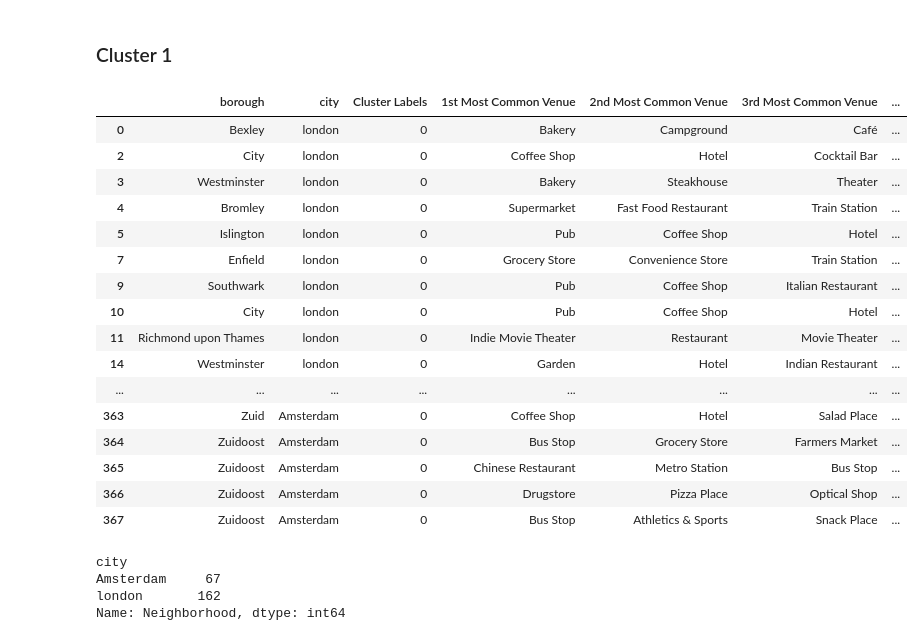
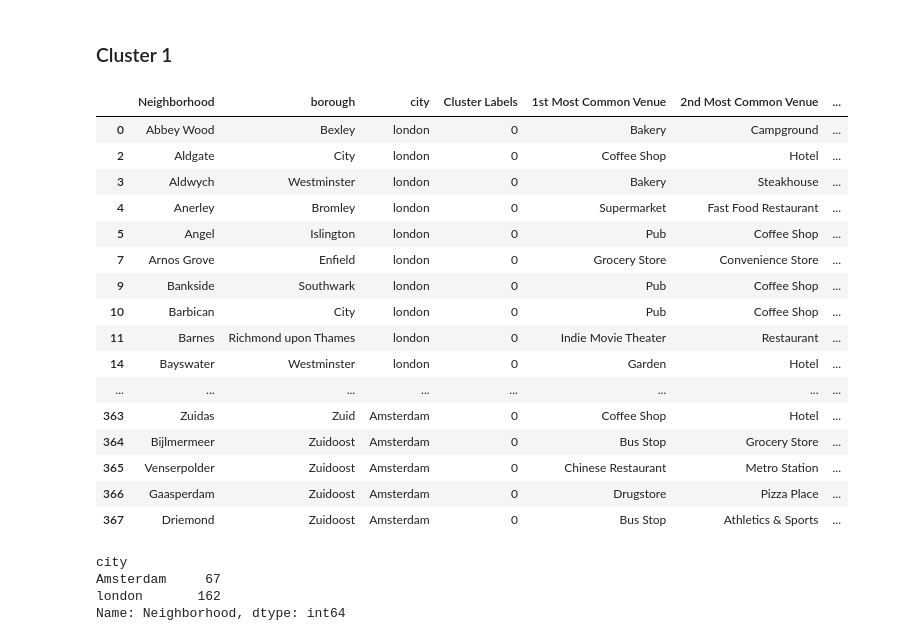
Before and after one commit to thelouwdown/Coursera_Capstone, a Jupyter notebook: IBM Capstone: Week 5.ipynb, the cells around one changed output. Saved outputs shown, nothing was run; the diff lists cells and outputs as text; code cells hidden in the pictures.

```diff
--- a/IBM Capstone: Week 5.ipynb
+++ b/IBM Capstone: Week 5.ipynb
@@ -1012,25 +1012,25 @@ Smallest cluster is cluster 4 with 5 clusters. Cluster 4 is only found in London
 # %% [markdown]
 ### Cluster 1
 # %%
-am_lon_merged.loc[am_lon_merged['Cluster Labels'] == 0, am_lon_merged.columns[[1] + [4] + list(range(5, am_lon_merged.shape[1] ))]]
+am_lon_merged.loc[am_lon_merged['Cluster Labels'] == 0, am_lon_merged.columns[[0] + [1]+ [4] + list(range(5, am_lon_merged.shape[1] ))]]
 # %% [output]
-|  | borough | city | Cluster Labels | 1st Most Common Venue | 2nd Most Common Venue | 3rd Most Common Venue | ... |
-| 0 | Bexley | london | 0 | Bakery | Campground | Café | ... |
-| 2 | City | london | 0 | Coffee Shop | Hotel | Cocktail Bar | ... |
-| 3 | Westminster | london | 0 | Bakery | Steakhouse | Theater | ... |
-| 4 | Bromley | london | 0 | Supermarket | Fast Food Restaurant | Train Station | ... |
-| 5 | Islington | london | 0 | Pub | Coffee Shop | Hotel | ... |
-| 7 | Enfield | london | 0 | Grocery Store | Convenience Store | Train Station | ... |
-| 9 | Southwark | london | 0 | Pub | Coffee Shop | Italian Restaurant | ... |
-| 10 | City | london | 0 | Pub | Coffee Shop | Hotel | ... |
-| 11 | Richmond upon Thames | london | 0 | Indie Movie Theater | Restaurant | Movie Theater | ... |
-| 14 | Westminster | london | 0 | Garden | Hotel | Indian Restaurant | ... |
+|  | Neighborhood | borough | city | Cluster Labels | 1st Most Common Venue | 2nd Most Common Venue | ... |
+| 0 | Abbey Wood | Bexley | london | 0 | Bakery | Campground | ... |
+| 2 | Aldgate | City | london | 0 | Coffee Shop | Hotel | ... |
+| 3 | Aldwych | Westminster | london | 0 | Bakery | Steakhouse | ... |
+| 4 | Anerley | Bromley | london | 0 | Supermarket | Fast Food Restaurant | ... |
+| 5 | Angel | Islington | london | 0 | Pub | Coffee Shop | ... |
+| 7 | Arnos Grove | Enfield | london | 0 | Grocery Store | Convenience Store | ... |
+| 9 | Bankside | Southwark | london | 0 | Pub | Coffee Shop | ... |
+| 10 | Barbican | City | london | 0 | Pub | Coffee Shop | ... |
+| 11 | Barnes | Richmond upon Thames | london | 0 | Indie Movie Theater | Restaurant | ... |
+| 14 | Bayswater | Westminster | london | 0 | Garden | Hotel | ... |
 | ... | ... | ... | ... | ... | ... | ... | ... |
-| 363 | Zuid | Amsterdam | 0 | Coffee Shop | Hotel | Salad Place | ... |
-| 364 | Zuidoost | Amsterdam | 0 | Bus Stop | Grocery Store | Farmers Market | ... |
-| 365 | Zuidoost | Amsterdam | 0 | Chinese Restaurant | Metro Station | Bus Stop | ... |
-| 366 | Zuidoost | Amsterdam | 0 | Drugstore | Pizza Place | Optical Shop | ... |
-| 367 | Zuidoost | Amsterdam | 0 | Bus Stop | Athletics & Sports | Snack Place | ... |
+| 363 | Zuidas | Zuid | Amsterdam | 0 | Coffee Shop | Hotel | ... |
+| 364 | Bijlmermeer | Zuidoost | Amsterdam | 0 | Bus Stop | Grocery Store | ... |
+| 365 | Venserpolder | Zuidoost | Amsterdam | 0 | Chinese Restaurant | Metro Station | ... |
+| 366 | Gaasperdam | Zuidoost | Amsterdam | 0 | Drugstore | Pizza Place | ... |
+| 367 | Driemond | Zuidoost | Amsterdam | 0 | Bus Stop | Athletics & Sports | ... |
 # %%
 am_lon_merged[am_lon_merged['Cluster Labels'] == 0].groupby(by = 'city').count()['Neighborhood']
 # %% [output]
```
Also changed, not shown: parts of 7 cells of this notebook.
